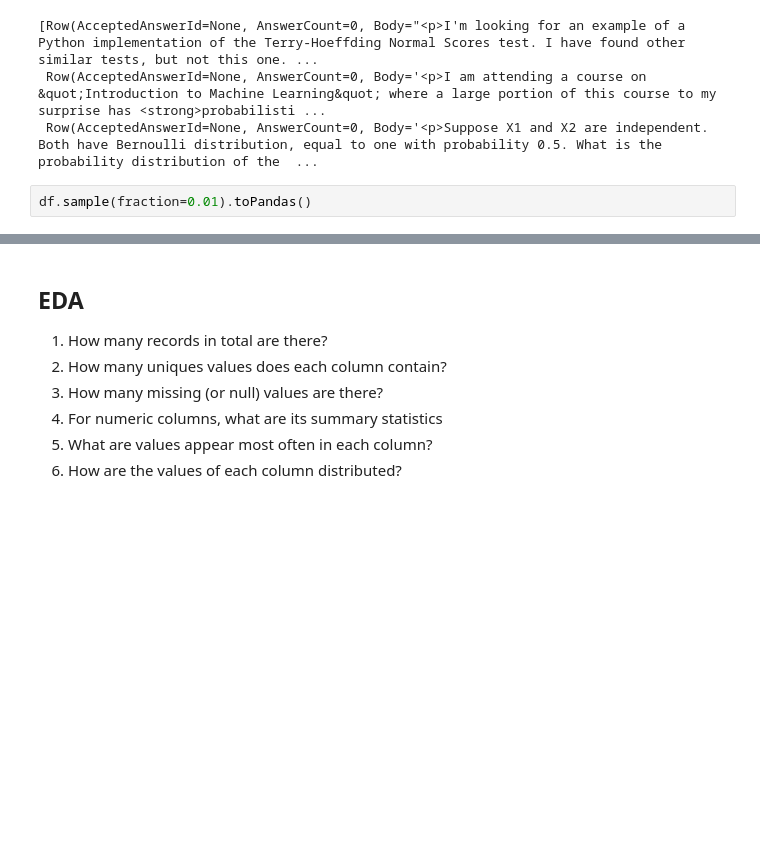
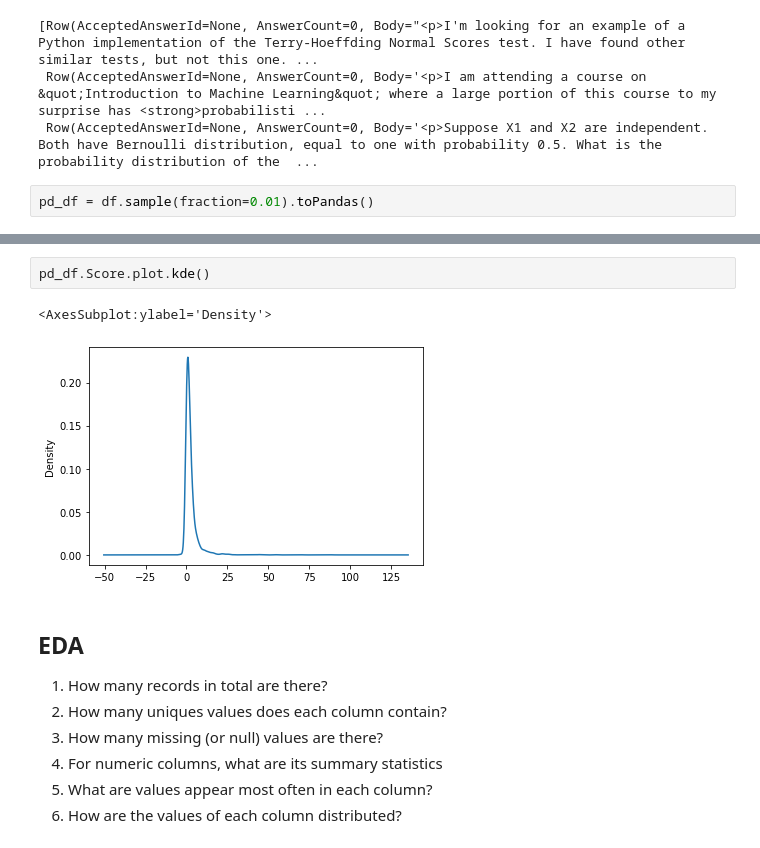
Before and after one commit to jonathandinu/spark-ds-pearson, a Jupyter notebook: code/intro-spark.ipynb, the cells around one changed output, grey strips where cells are left out. Saved outputs shown, nothing was run; the diff lists cells and outputs as text; blank space fills up the shorter version.

```diff
--- a/code/intro-spark.ipynb
+++ b/code/intro-spark.ipynb
@@ -252,4 +241,4 @@ df.tail(3)
  Row(AcceptedAnswerId=None, AnswerCount=0, Body='<p>I am attending a course on &quot;Introduction to Machine Learning&quot; where a large portion of this course to my surprise has <strong>probabilisti ...
  Row(AcceptedAnswerId=None, AnswerCount=0, Body='<p>Suppose X1 and X2 are independent. Both have Bernoulli distribution, equal to one with probability 0.5. What is the probability distribution of the  ...
 # %%
-df.sample(fraction=0.01).toPandas()
+pd_df = df.sample(fraction=0.01).toPandas()
@@ -270,3 +245,8 @@ df.sample(fraction=0.01).toPandas()
+# %%
+pd_df.Score.plot.kde()
+# %% [output]
+<AxesSubplot:ylabel='Density'>
+[figure, added]
 # %% [markdown]
 ## EDA
 
```
Also changed, not shown: parts of 26 cells of this notebook.
